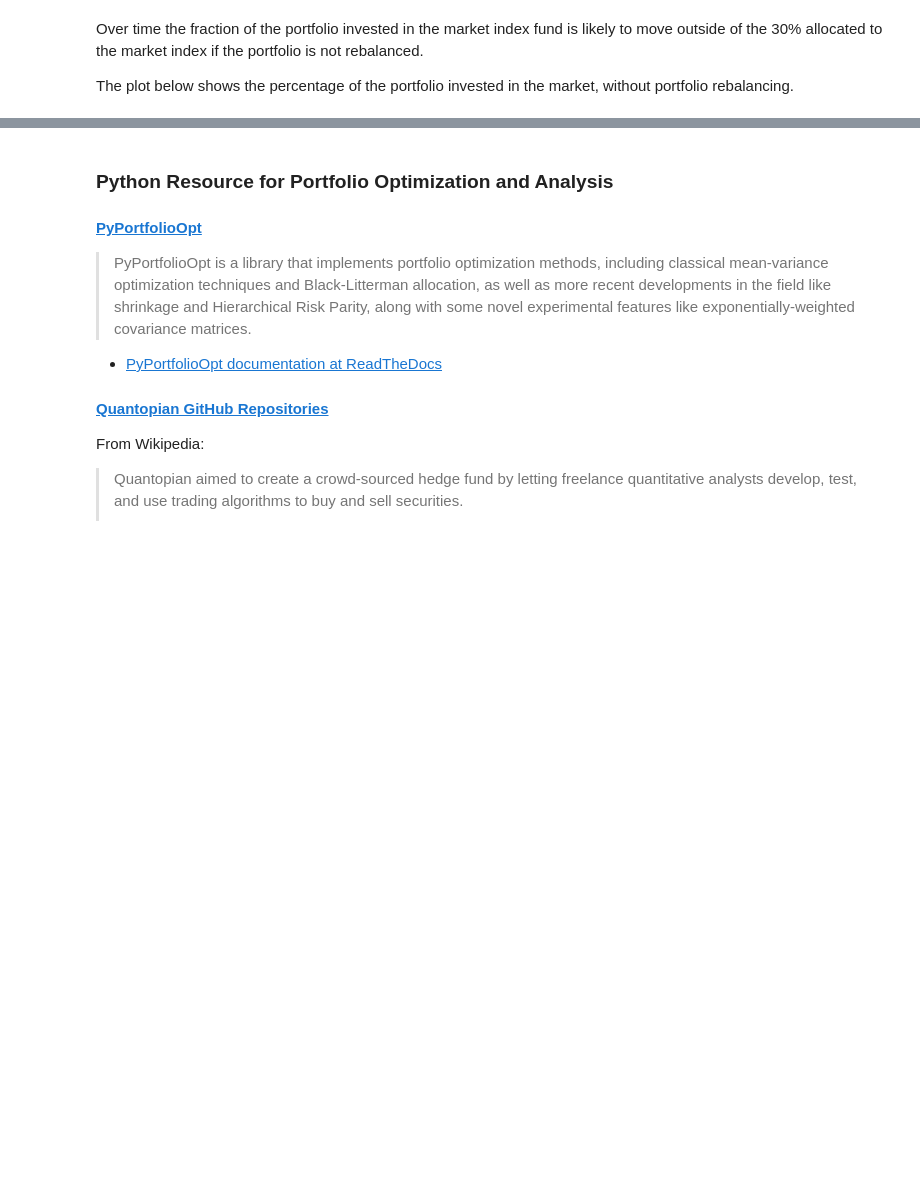
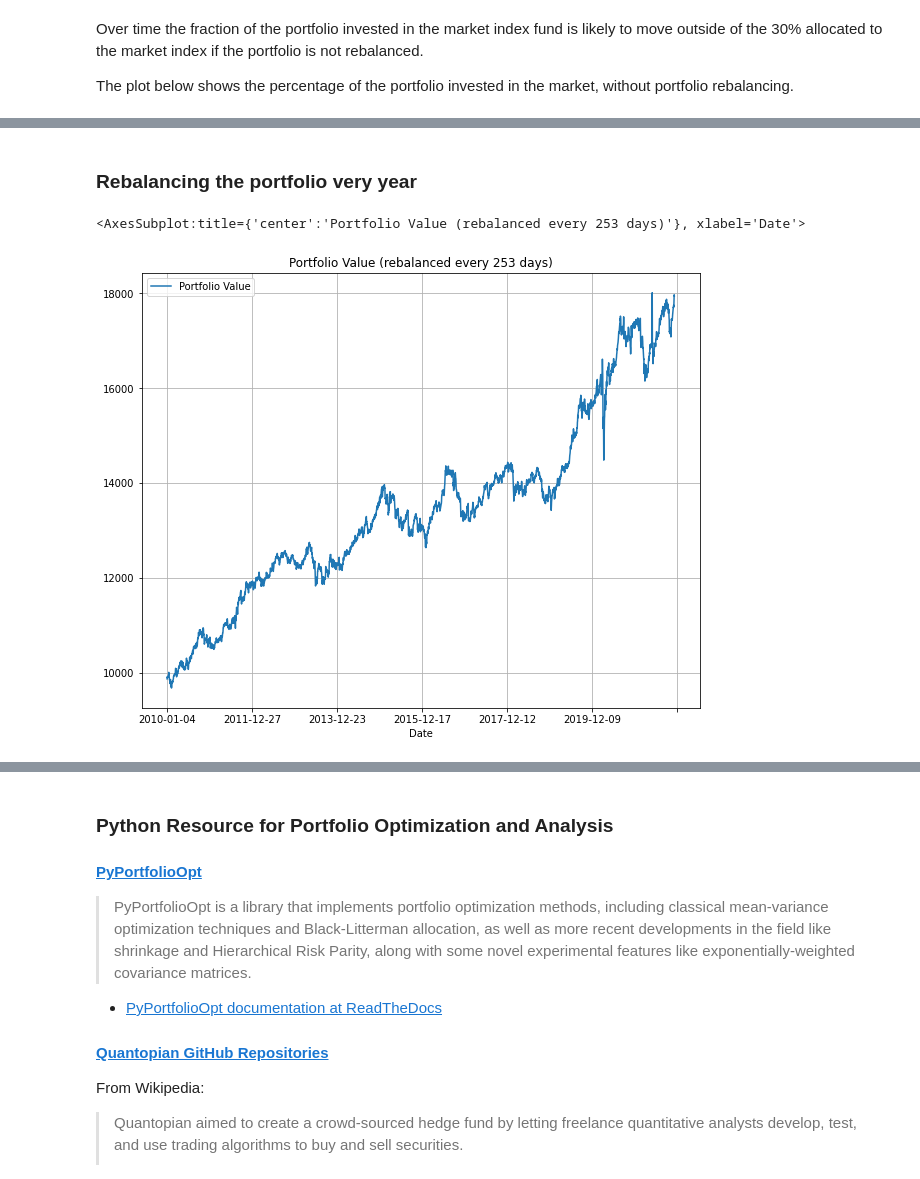
Before and after one commit to IanLKaplan/all_weather_portfolio, a Jupyter notebook: all_weather_portfolio.ipynb, the cells around one changed output, grey strips where cells are left out. Drawn from its saved outputs; the diff is of its cells as text; code cells hidden in the pictures; blank space fills up the shorter version.

```diff
--- a/all_weather_portfolio.ipynb
+++ b/all_weather_portfolio.ipynb
@@ -1080,0 +1134,14 @@ portfolio_total_df.plot(title="Portfolio Value (rebalanced)", grid=True, figsize
+# %% [markdown]
+<h3>
+Rebalancing the portfolio very year
+</h3>
+# %%
+portfolio_df, portfolio_total_df = calc_rebalanced_portfolio(holdings=holdings,
+                                                             etf_close=etf_close,
+                                                             returns=returns,
+                                                             rebalance_days=trading_days)
+
+portfolio_total_df.plot(title="Portfolio Value (rebalanced every 253 days)", grid=True, figsize=(10,8))
+# %% [output]
+<AxesSubplot:title={'center':'Portfolio Value (rebalanced every 253 days)'}, xlabel='Date'>
+[figure, added]
```
Also changed, not shown: parts of 11 cells of this notebook.
